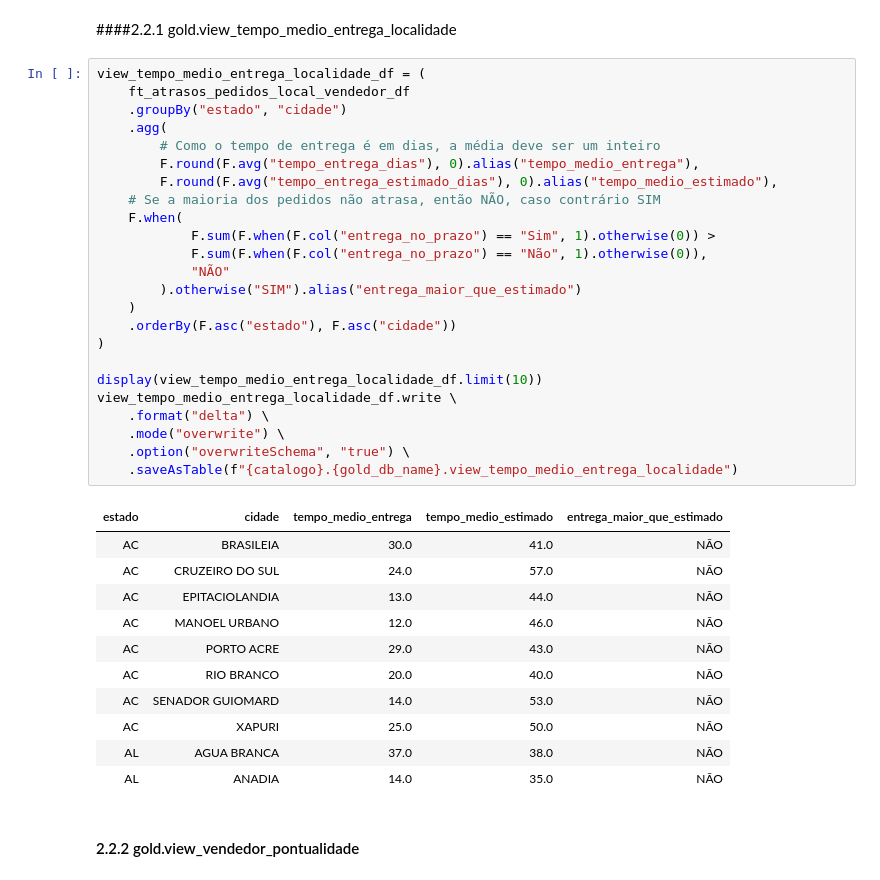
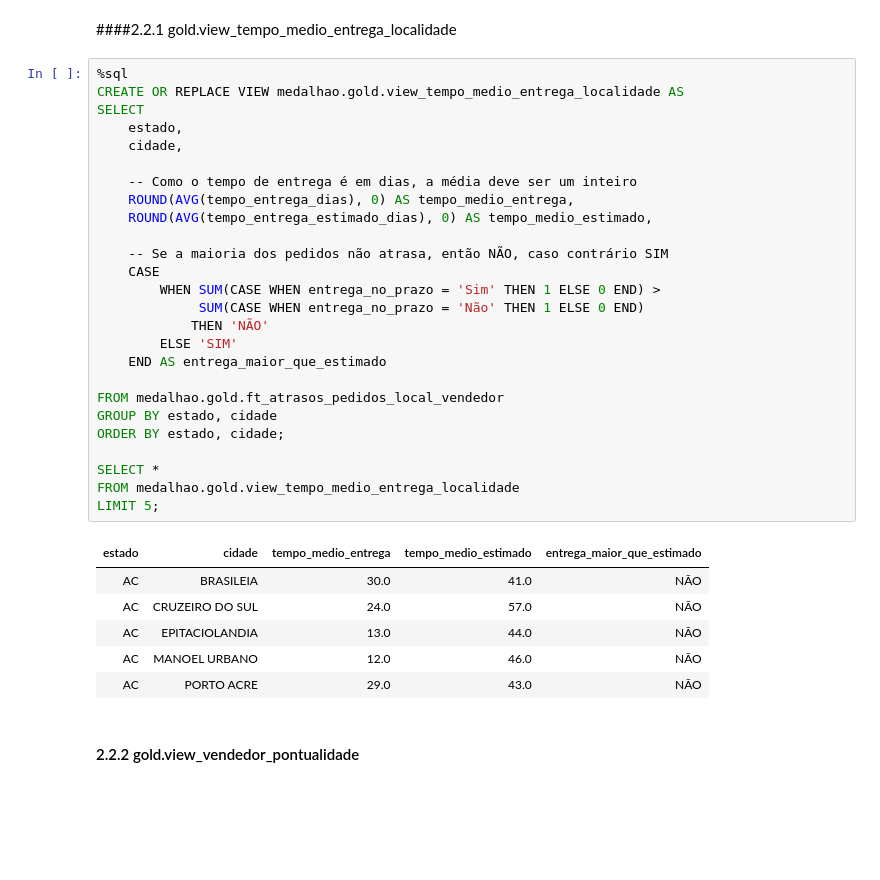
Before and after one commit to AmandaCLima/RocketLabDados-2025.2, a Jupyter notebook: Atividade03 - Pyspark/Atividade3_silver_to_gold.ipynb.ipynb, the cells around one changed output. Saved outputs shown, nothing was run; the diff lists cells and outputs as text; blank space fills up the shorter version.

Commit message:
fix views in Atividade3_silver_to_gold

```diff
--- a/Atividade03 - Pyspark/Atividade3_silver_to_gold.ipynb.ipynb
+++ b/Atividade03 - Pyspark/Atividade3_silver_to_gold.ipynb.ipynb
@@ -201,40 +180,37 @@ ft_atrasos_pedidos_local_vendedor_df.write \
 # %% [markdown]
 ####2.2.1 gold.view_tempo_medio_entrega_localidade
 # %%
-view_tempo_medio_entrega_localidade_df = (
-    ft_atrasos_pedidos_local_vendedor_df
-    .groupBy("estado", "cidade")
-    .agg(
-        # Como o tempo de entrega é em dias, a média deve ser um inteiro
-        F.round(F.avg("tempo_entrega_dias"), 0).alias("tempo_medio_entrega"),
-        F.round(F.avg("tempo_entrega_estimado_dias"), 0).alias("tempo_medio_estimado"),
-    # Se a maioria dos pedidos não atrasa, então NÃO, caso contrário SIM
-    F.when(
-            F.sum(F.when(F.col("entrega_no_prazo") == "Sim", 1).otherwise(0)) >
-            F.sum(F.when(F.col("entrega_no_prazo") == "Não", 1).otherwise(0)),
-            "NÃO"
-        ).otherwise("SIM").alias("entrega_maior_que_estimado")
-    )
-    .orderBy(F.asc("estado"), F.asc("cidade"))
-)
+%sql
+CREATE OR REPLACE VIEW medalhao.gold.view_tempo_medio_entrega_localidade AS
+SELECT
+    estado,
+    cidade,
 
-display(view_tempo_medio_entrega_localidade_df.limit(10))
-view_tempo_medio_entrega_localidade_df.write \
-    .format("delta") \
-    .mode("overwrite") \
-    .option("overwriteSchema", "true") \
-    .saveAsTable(f"{catalogo}.{gold_db_name}.view_tempo_medio_entrega_localidade")
+    -- Como o tempo de entrega é em dias, a média deve ser um inteiro
+    ROUND(AVG(tempo_entrega_dias), 0) AS tempo_medio_entrega,
+    ROUND(AVG(tempo_entrega_estimado_dias), 0) AS tempo_medio_estimado,
+
+    -- Se a maioria dos pedidos não atrasa, então NÃO, caso contrário SIM
+    CASE
+        WHEN SUM(CASE WHEN entrega_no_prazo = 'Sim' THEN 1 ELSE 0 END) >
+             SUM(CASE WHEN entrega_no_prazo = 'Não' THEN 1 ELSE 0 END)
+            THEN 'NÃO'
+        ELSE 'SIM'
+    END AS entrega_maior_que_estimado
+
+FROM medalhao.gold.ft_atrasos_pedidos_local_vendedor
+GROUP BY estado, cidade
+ORDER BY estado, cidade;
+
+SELECT *
+FROM medalhao.gold.view_tempo_medio_entrega_localidade
+LIMIT 5;
 # %% [output]
 | estado | cidade | tempo_medio_entrega | tempo_medio_estimado | entrega_maior_que_estimado |
 | AC | BRASILEIA | 30.0 | 41.0 | NÃO |
 | AC | CRUZEIRO DO SUL | 24.0 | 57.0 | NÃO |
 | AC | EPITACIOLANDIA | 13.0 | 44.0 | NÃO |
 | AC | MANOEL URBANO | 12.0 | 46.0 | NÃO |
 | AC | PORTO ACRE | 29.0 | 43.0 | NÃO |
-| AC | RIO BRANCO | 20.0 | 40.0 | NÃO |
-| AC | SENADOR GUIOMARD | 14.0 | 53.0 | NÃO |
-| AC | XAPURI | 25.0 | 50.0 | NÃO |
-| AL | AGUA BRANCA | 37.0 | 38.0 | NÃO |
-| AL | ANADIA | 14.0 | 35.0 | NÃO |
 # %% [markdown]
 #### 2.2.2 gold.view_vendedor_pontualidade
```
Also changed, not shown: parts of 14 cells of this notebook.
